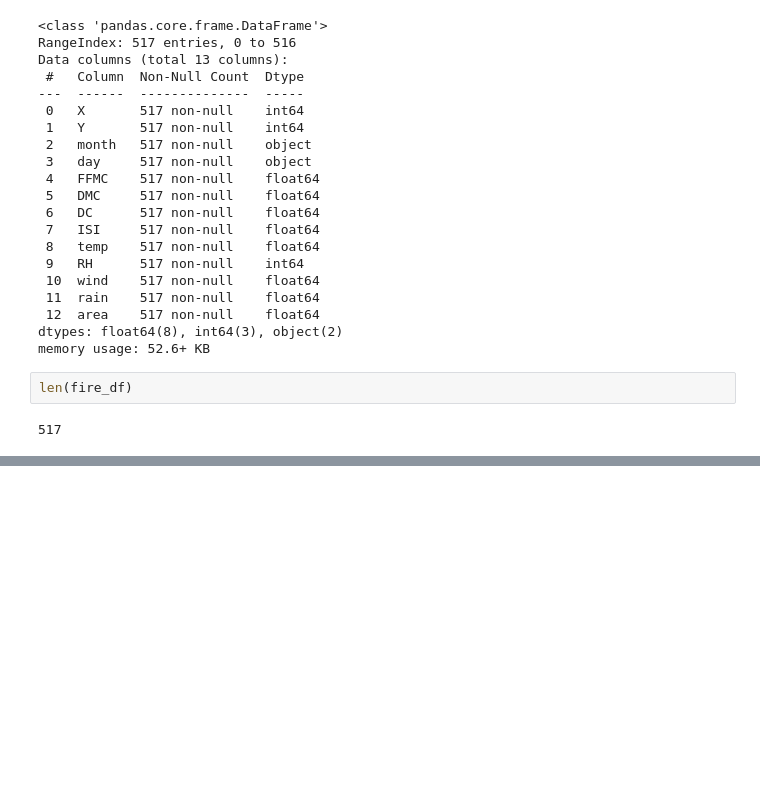
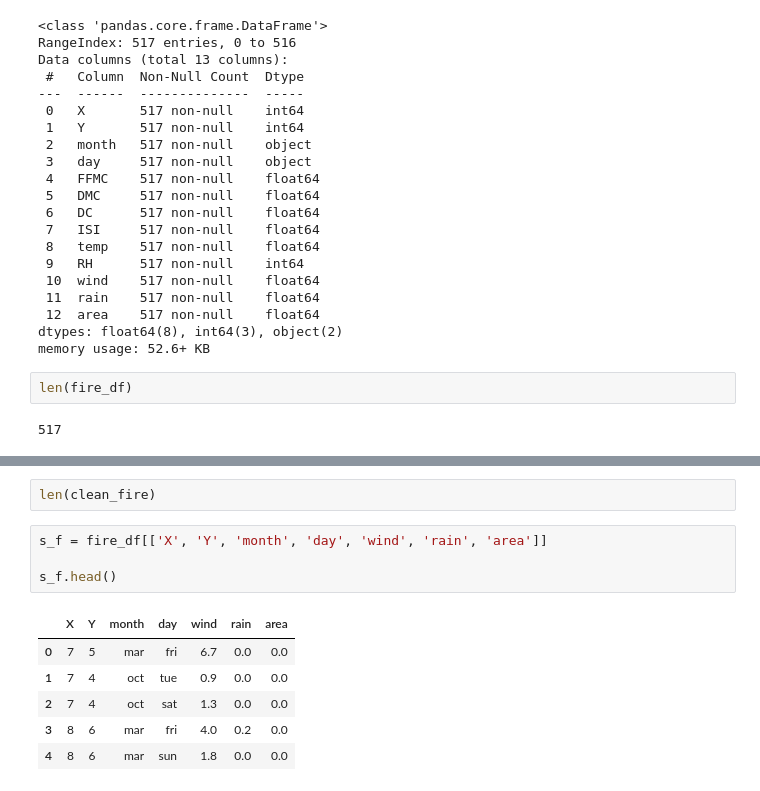
Before and after one commit to fishnchips97/Project-T-Final-189, a Jupyter notebook: data_proj_T.ipynb, the cells around one changed output, grey strips where cells are left out. Drawn from its saved outputs; the diff is of its cells as text; blank space fills up the shorter version.

```diff
--- a/data_proj_T.ipynb
+++ b/data_proj_T.ipynb
@@ -76,0 +84,13 @@ fire_df.corr()
+# %%
+len(clean_fire)
+# %%
+s_f = fire_df[['X', 'Y', 'month', 'day', 'wind', 'rain', 'area']]
+
+s_f.head()
+# %% [output]
+|  | X | Y | month | day | wind | rain | area |
+| 0 | 7 | 5 | mar | fri | 6.7 | 0.0 | 0.0 |
+| 1 | 7 | 4 | oct | tue | 0.9 | 0.0 | 0.0 |
+| 2 | 7 | 4 | oct | sat | 1.3 | 0.0 | 0.0 |
+| 3 | 8 | 6 | mar | fri | 4.0 | 0.2 | 0.0 |
+| 4 | 8 | 6 | mar | sun | 1.8 | 0.0 | 0.0 |
```
Also changed, not shown: parts of 7 cells of this notebook, 1 other file.
